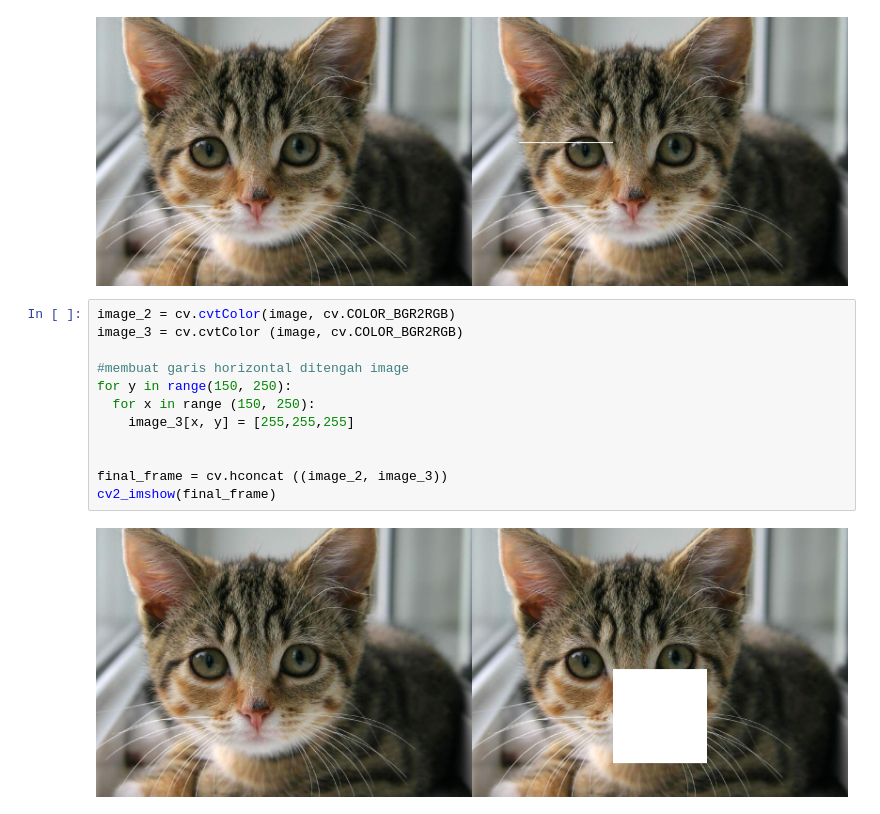
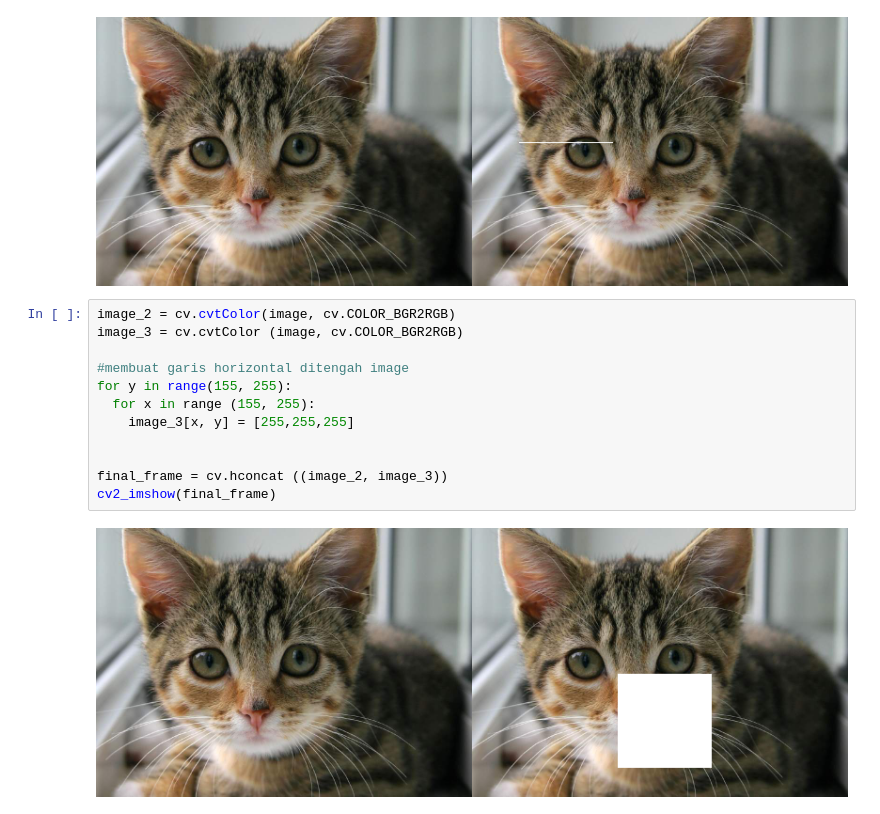
Before and after one commit to 16Komang/PCVK, a Jupyter notebook: PCVKModul1.ipynb, the cells around one changed output. Saved outputs shown, nothing was run; the diff lists cells and outputs as text.

```diff
--- a/PCVKModul1.ipynb
+++ b/PCVKModul1.ipynb
@@ -100,14 +100,14 @@ cv2_imshow(final_frame)
 # %%
 image_2 = cv.cvtColor(image, cv.COLOR_BGR2RGB)
 image_3 = cv.cvtColor (image, cv.COLOR_BGR2RGB)
 
 #membuat garis horizontal ditengah image
-for y in range(150, 250):
-  for x in range (150, 250):
+for y in range(155, 255):
+  for x in range (155, 255):
     image_3[x, y] = [255,255,255]
 
 
 final_frame = cv.hconcat ((image_2, image_3))
 cv2_imshow(final_frame)
 # %% [output]
-[figure, old version]
+[figure, new version]
```
